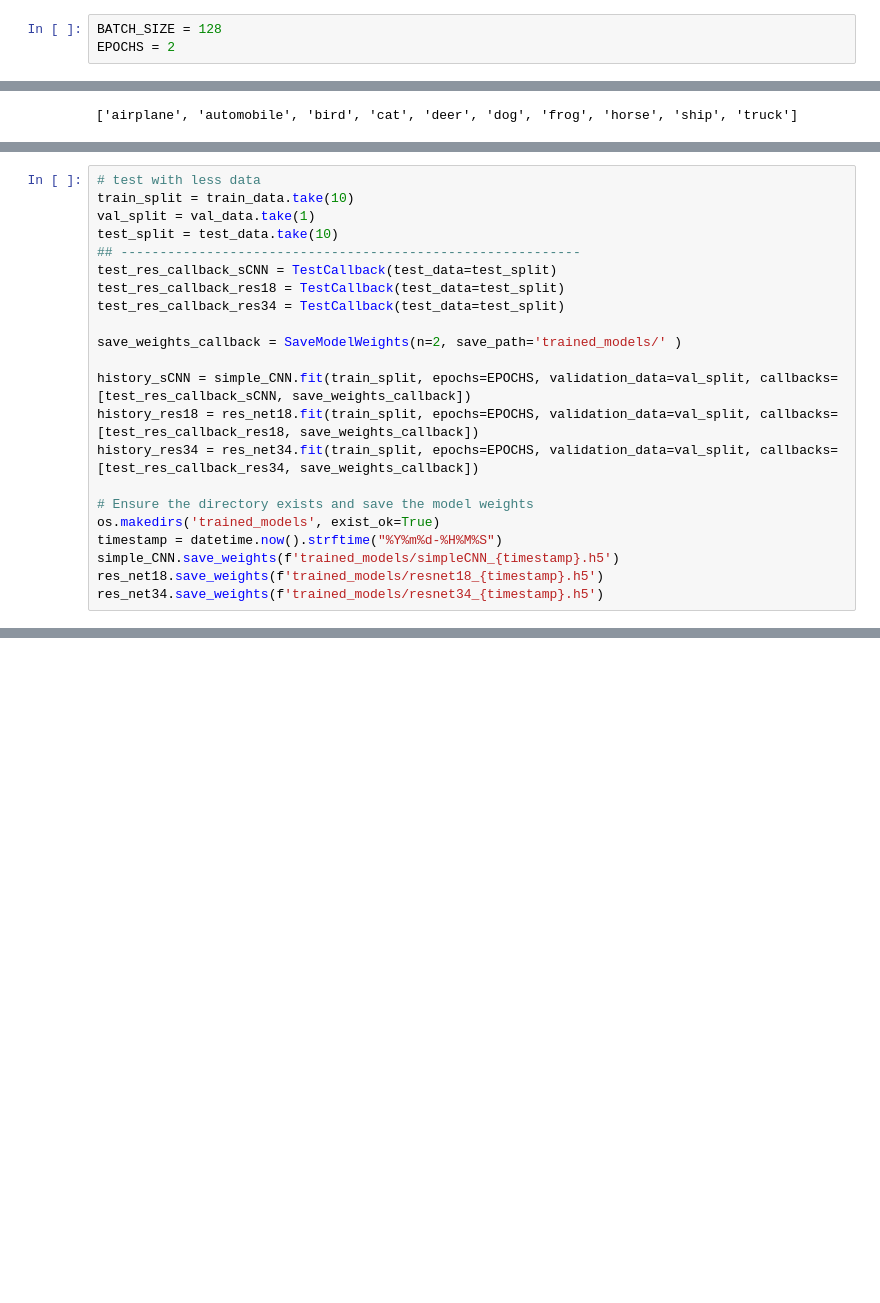
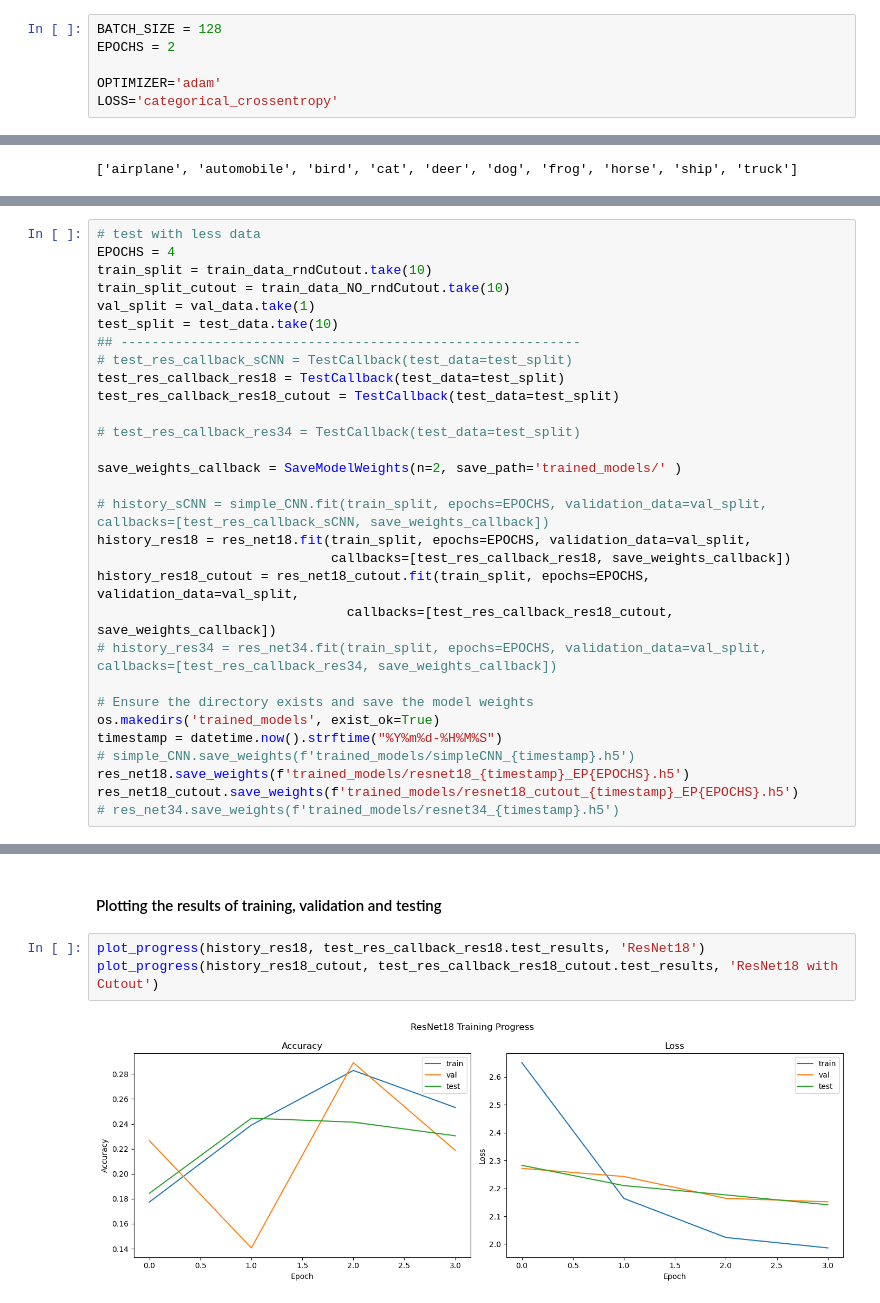
Before and after one commit to MoAljam/shortcut-learning-in-CNNs, a Jupyter notebook: Dynamic_Features_Cutout.ipynb, the cells around one changed output, grey strips where cells are left out. Saved outputs shown, nothing was run; the diff lists cells and outputs as text; blank space fills up the shorter version.

```diff
--- a/Dynamic_Features_Cutout.ipynb
+++ b/Dynamic_Features_Cutout.ipynb
@@ -19,3 +21,6 @@ To enable the following instructions: SSE4.1 SSE4.2 AVX AVX2 FMA, in other opera
 # %%
 BATCH_SIZE = 128
 EPOCHS = 2
+
+OPTIMIZER='adam'
+LOSS='categorical_crossentropy'
@@ -105,23 +142,31 @@ res_net34.compile(optimizer='adam', loss='categorical_crossentropy', metrics=['a
 # %%
 # test with less data
-train_split = train_data.take(10)
+EPOCHS = 4
+train_split = train_data_rndCutout.take(10)
+train_split_cutout = train_data_NO_rndCutout.take(10)
 val_split = val_data.take(1)
 test_split = test_data.take(10)
 ## -----------------------------------------------------------
-test_res_callback_sCNN = TestCallback(test_data=test_split)
+# test_res_callback_sCNN = TestCallback(test_data=test_split)
 test_res_callback_res18 = TestCallback(test_data=test_split)
-test_res_callback_res34 = TestCallback(test_data=test_split)
+test_res_callback_res18_cutout = TestCallback(test_data=test_split)
+
+# test_res_callback_res34 = TestCallback(test_data=test_split)
 
 save_weights_callback = SaveModelWeights(n=2, save_path='trained_models/' )
 
-history_sCNN = simple_CNN.fit(train_split, epochs=EPOCHS, validation_data=val_split, callbacks=[test_res_callback_sCNN, save_weights_callback])
-history_res18 = res_net18.fit(train_split, epochs=EPOCHS, validation_data=val_split, callbacks=[test_res_callback_res18, save_weights_callback])
-history_res34 = res_net34.fit(train_split, epochs=EPOCHS, validation_data=val_split, callbacks=[test_res_callback_res34, save_weights_callback])
+# history_sCNN = simple_CNN.fit(train_split, epochs=EPOCHS, validation_data=val_split, callbacks=[test_res_callback_sCNN, save_weights_callback])
+history_res18 = res_net18.fit(train_split, epochs=EPOCHS, validation_data=val_split,
+                              callbacks=[test_res_callback_res18, save_weights_callback])
+history_res18_cutout = res_net18_cutout.fit(train_split, epochs=EPOCHS, validation_data=val_split,
+                                callbacks=[test_res_callback_res18_cutout, save_weights_callback])
+# history_res34 = res_net34.fit(train_split, epochs=EPOCHS, validation_data=val_split, callbacks=[test_res_callback_res34, save_weights_callback])
 
 # Ensure the directory exists and save the model weights
 os.makedirs('trained_models', exist_ok=True)
 timestamp = datetime.now().strftime("%Y%m%d-%H%M%S")
-simple_CNN.save_weights(f'trained_models/simpleCNN_{timestamp}.h5')
-res_net18.save_weights(f'trained_models/resnet18_{timestamp}.h5')
-res_net34.save_weights(f'trained_models/resnet34_{timestamp}.h5')
+# simple_CNN.save_weights(f'trained_models/simpleCNN_{timestamp}.h5')
+res_net18.save_weights(f'trained_models/resnet18_{timestamp}_EP{EPOCHS}.h5')
+res_net18_cutout.save_weights(f'trained_models/resnet18_cutout_{timestamp}_EP{EPOCHS}.h5')
+# res_net34.save_weights(f'trained_models/resnet34_{timestamp}.h5')
 # %% [output]
@@ -298,0 +222,7 @@ Use fn_output_signature instead
+# %% [markdown]
+#### Plotting the results of training, validation and testing
+# %%
+plot_progress(history_res18, test_res_callback_res18.test_results, 'ResNet18')
+plot_progress(history_res18_cutout, test_res_callback_res18_cutout.test_results, 'ResNet18 with Cutout')
+# %% [output]
+[figure, added]
```
Also changed, not shown: parts of 18 cells of this notebook, 4 other files.
